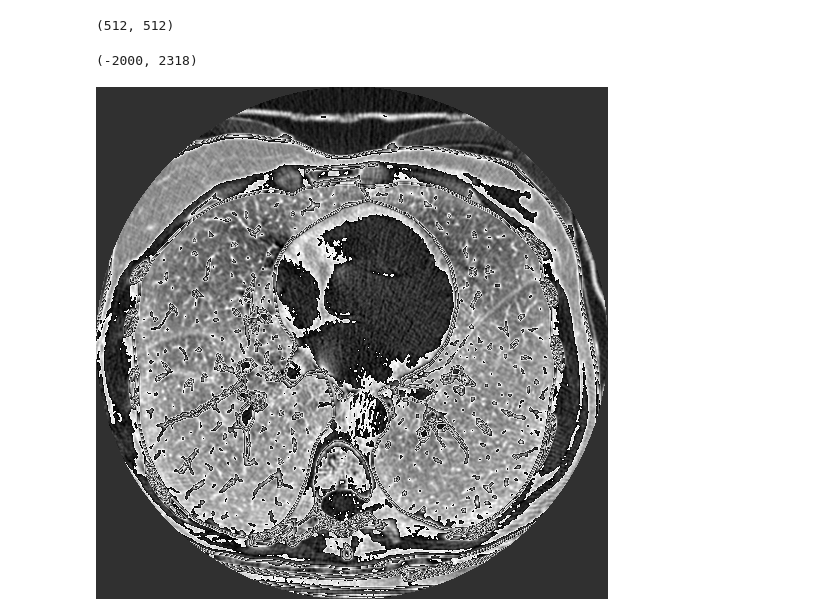
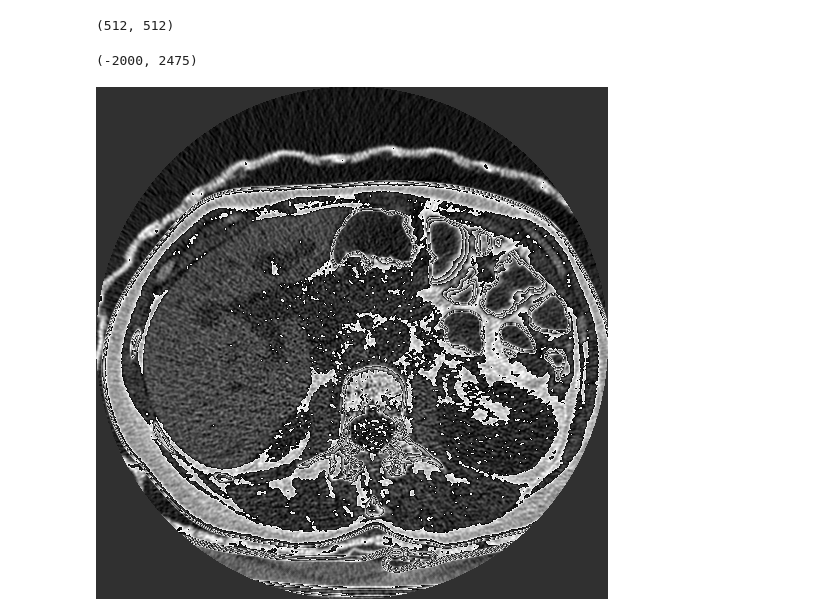
Before and after one commit to mzaradzki/health-data, a Jupyter notebook: dicom_test1.ipynb, the cells around one changed output. Saved outputs shown, nothing was run; the diff lists cells and outputs as text; code cells hidden in the pictures.

Commit message:
handle all DICOM slices

```diff
--- a/dicom_test1.ipynb
+++ b/dicom_test1.ipynb
@@ -16,0 +19,3 @@ filename = "ff3c077575a640111f6a4086b24e153e.dcm"
+# %%
+dicompath = "../dicom/" + patientname
+dicomfiles = [f for f in listdir(dicompath) if isfile(join(dicompath, f)) and f.endswith(".dcm")]
@@ -22,0 +30,13 @@ ds.PatientName
+# %%
+# Order the slices (one slide per dicom file) by SliceLocation
+def compareBy1(x, y):
+    delta = x[1] - y[1]
+    if delta == 0:
+        return 0
+    if delta < 0:
+        return -1
+    else:
+        return 1
+L = [(dcmf, float(dicom.read_file(dicompath+"/"+dcmf).SliceLocation)) for dcmf in dicomfiles]
+orderedL = sorted(L, cmp=compareBy1)
+orderedL[0:10]
@@ -23 +54,3 @@ ds.PatientName
+# %%
+DSs = [dicom.read_file(dicompath+"/"+f_sl[0]) for f_sl in orderedL]
 # %%
@@ -25,12 +58,12 @@ ds.pixel_array.shape
 # %% [output]
 (512, 512)
 # %%
-ds.pixel_array.min(), ds.pixel_array.max()
+DSs[10].pixel_array.min(), DSs[10].pixel_array.max() # check grey scale
 # %% [output]
-(-2000, 2318)
+(-2000, 2475)
 # %%
 #pylab.imshow(ds.pixel_array, cmap=pylab.cm.bone)
 # %%
-showarray(ds.pixel_array)
+showarray(DSs[10].pixel_array)
 # %% [output]
-[figure, old version]
+[figure, new version]
```
Also changed, not shown: parts of 12 cells of this notebook, 1 other file.
